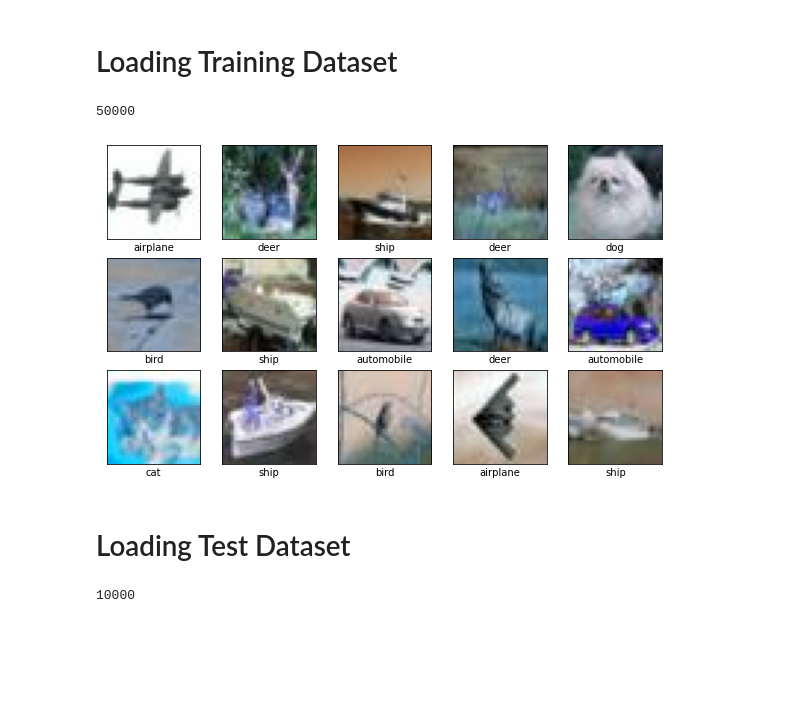
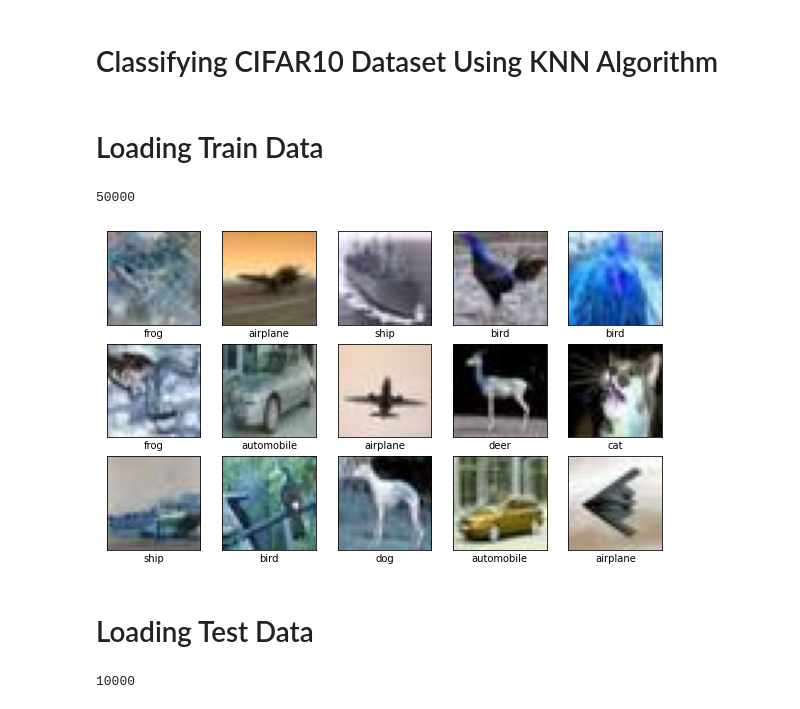
Before and after one commit to KaushikMahmud/COMPUTER-VISION-AND-PATTERN-RECOGNITION, a Jupyter notebook: 19-39780-1_Mid_Individual_Task.ipynb, the cells around one changed output. Saved outputs shown, nothing was run; the diff lists cells and outputs as text; code cells hidden in the pictures; blank space fills up the shorter version.

```diff
--- a/19-39780-1_Mid_Individual_Task.ipynb
+++ b/19-39780-1_Mid_Individual_Task.ipynb
@@ -1,3 +1,5 @@
+# %% [markdown]
+# Classifying CIFAR10 Dataset Using KNN Algorithm
 # %%
 import pandas as pd
 import numpy as np
@@ -10,43 +12,42 @@ import math
 import random
 %matplotlib inline
 # %% [markdown]
-# Loading Training Dataset
+# Loading Train Data
 # %%
-DATA_DIR_1= r'C:\Users\Asus\Documents\CVPR\CIFAR10\train'
+DATA_DIR= r'C:\Users\Asus\Documents\CVPR\CIFAR10\train'
 CATEGORIES=['airplane','automobile','bird','cat','deer','dog','frog','horse','ship','truck']
 
-training_data=[]
+train_data=[]
 
-def create_training_data():
-    for category in CATEGORIES:
-        path=os.path.join(DATA_DIR_1,category)
-        class_num=CATEGORIES.index(category)
+for c in CATEGORIES:
+    path=os.path.join(DATA_DIR,c)
+    class_num=CATEGORIES.index(c)
 
-        for img in tqdm(os.listdir(path)):
-            try:
-                img_array = cv2.imread(os.path.join(path,img))
 
-                training_data.append([img_array,class_num])
-            except Exception as e:
-                pass
+    for img in tqdm(os.listdir(path)):
+        try:
+            img_array=cv2.imread(os.path.join(path,img))
+            train_data.append([img_array,class_num])
+        except Exception as e:
+            pass
 
-create_training_data()
-print(len(training_data))
+print(len(train_data))
 # %% [output]
 50000
 # %%
-random.shuffle(training_data)
+import random
+random.shuffle(train_data)
 
 plt.figure(figsize=(10,10))
 for i in range(15):
     plt.subplot(5,5,i+1)
     plt.xticks([])
     plt.yticks([])
-    plt.imshow(training_data[i][0])
-    plt.xlabel(CATEGORIES[training_data[i][1]])
+    plt.imshow(train_data[i][0])
+    plt.xlabel(CATEGORIES[train_data[i][1]])
 plt.show()
 # %% [output]
-[figure, old version]
+[figure, new version]
 # %% [markdown]
-# Loading Test Dataset
+# Loading Test Data
 # %%
```
Also changed, not shown: parts of 40 cells of this notebook.
